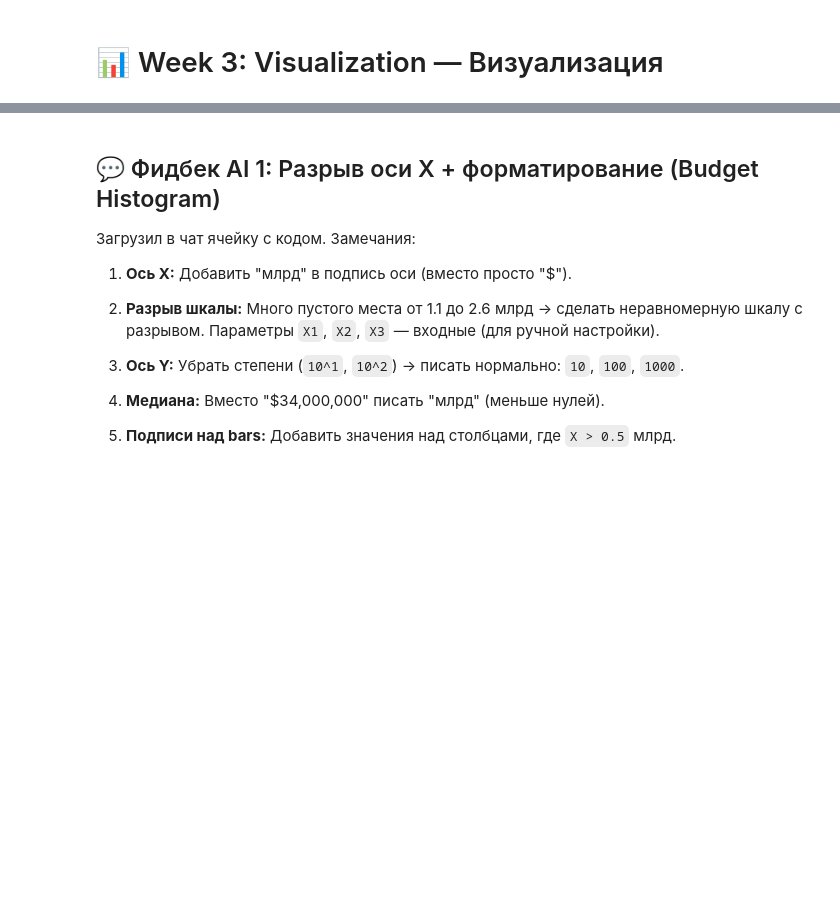
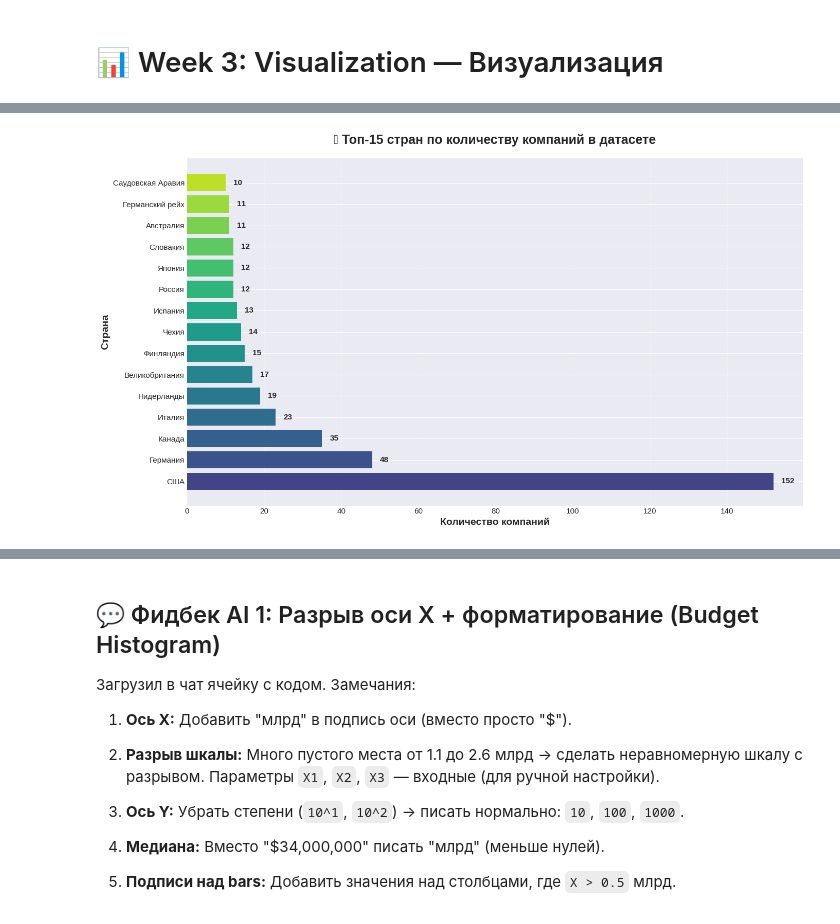
Before and after one commit to Viktoria2006Fal/python-ai-faleeva-viktoria, a Jupyter notebook: notebooks/week3_visualization.ipynb, the cells around one changed output, grey strips where cells are left out. Cells and saved outputs as stored; diff of their text form; code cells hidden in the pictures; blank space fills up the shorter version.

```diff
--- a/notebooks/week3_visualization.ipynb
+++ b/notebooks/week3_visualization.ipynb
@@ -269,0 +314,26 @@ print(f"   Блокбастеров (≥$50M): {high_budget} ({high_budget/len(d
+# %%
+# ВИЗУАЛИЗАЦИЯ 1: Распределение компаний по странам (топ-15) - Горизонтальная столбчатая диаграмма
+plt.figure(figsize=(14, 8))
+
+top_countries = df['country'].value_counts().head(15)
+colors = plt.cm.viridis(np.linspace(0.2, 0.9, len(top_countries)))
+
+bars = plt.barh(range(len(top_countries)), top_countries.values, color=colors)
+plt.yticks(range(len(top_countries)), top_countries.index)
+plt.xlabel('Количество компаний', fontsize=14, fontweight='bold')
+plt.ylabel('Страна', fontsize=14, fontweight='bold')
+plt.title('🌍 Топ-15 стран по количеству компаний в датасете', fontsize=18, fontweight='bold', pad=20)
+
+# Добавляем значения на столбцы
+for i, (bar, val) in enumerate(zip(bars, top_countries.values)):
+    plt.text(val + 2, bar.get_y() + bar.get_height()/2, f'{val:,}',
+             va='center', fontsize=11, fontweight='bold')
+
+plt.grid(axis='x', alpha=0.3, linestyle='--')
+plt.tight_layout()
+plt.show()
+
+# Инсайт: США доминируют с большим отрывом (более 100 компаний),
+# за ними следуют Германия, Великобритания и Франция - явное преобладание западных стран
+# %% [output]
+[figure, added]
```
Also changed, not shown: parts of 68 cells of this notebook.
